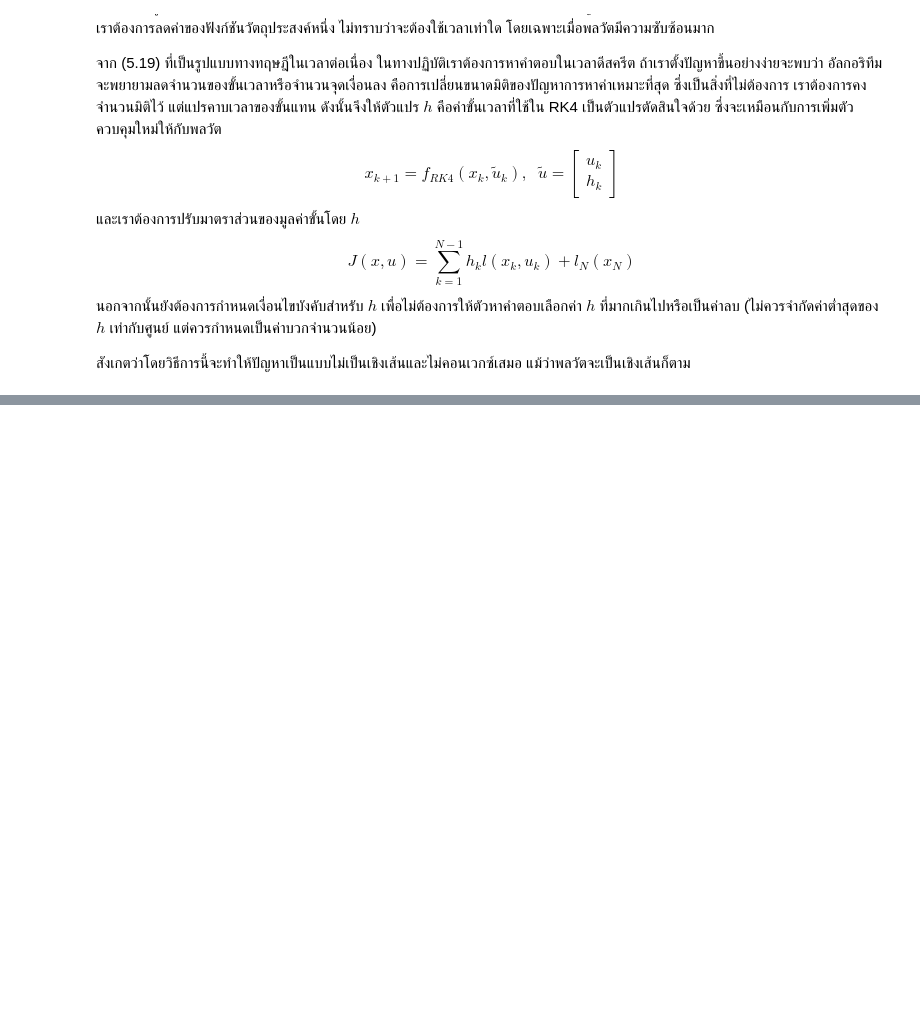
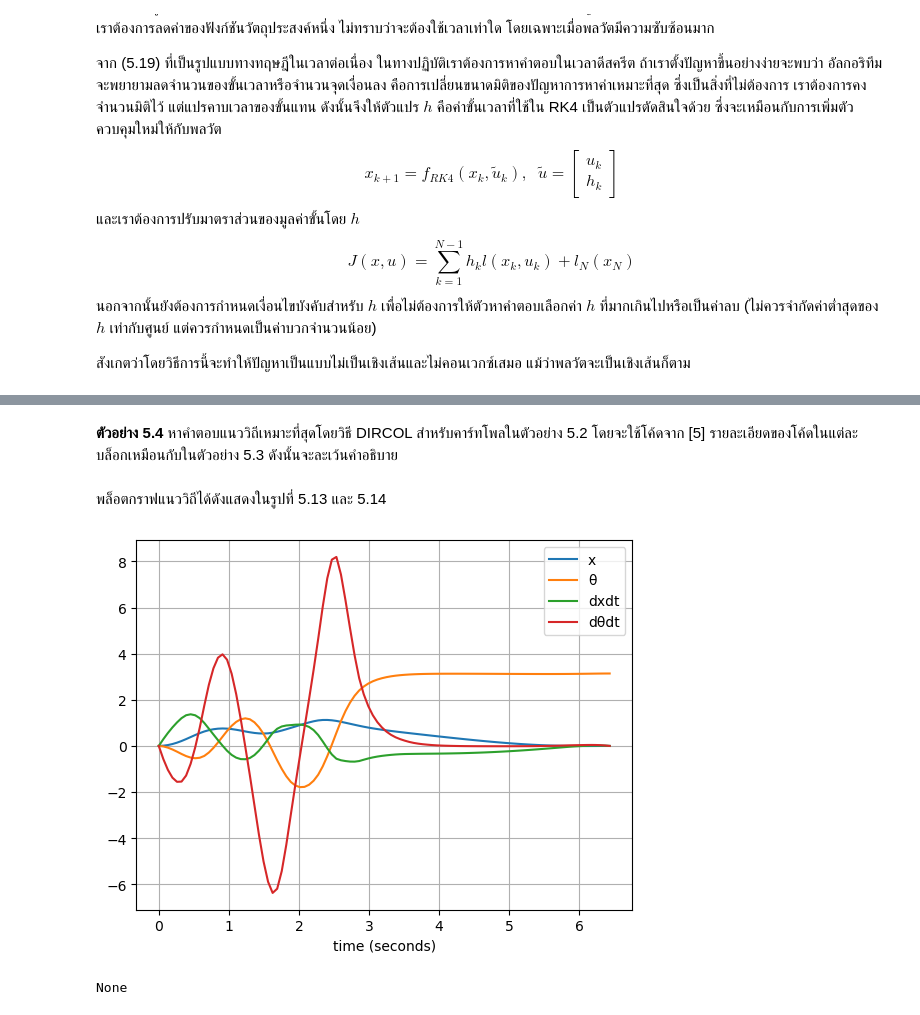
Before and after one commit to dewdotninja/ocrl, a Jupyter notebook: doc/notebooks/chapter5.ipynb, the cells around one changed output, grey strips where cells are left out. Saved outputs shown, nothing was run; the diff lists cells and outputs as text; code cells hidden in the pictures; blank space fills up the shorter version.

```diff
--- a/doc/notebooks/chapter5.ipynb
+++ b/doc/notebooks/chapter5.ipynb
@@ -1574,0 +1747,3 @@ $$
+# %% [markdown]
+**ตัวอย่าง 5.4** หาคำตอบแนววิถีเหมาะที่สุดโดยวิธี DIRCOL สำหรับคาร์ทโพลในตัวอย่าง 5.2 โดยจะใช้โค้ดจาก [5]
+รายละเอียดของโค้ดในแต่ละบล็อกเหมือนกับในตัวอย่าง 5.3 ดังนั้นจะละเว้นคำอธิบาย
@@ -1574,0 +1792,18 @@ $$
+# %% [markdown]
+พล็อตกราฟแนววิถีได้ดังแสดงในรูปที่ 5.13 และ 5.14
+# %%
+u_trajectory = dircol.ReconstructInputTrajectory(result)
+times = np.linspace(u_trajectory.start_time(), u_trajectory.end_time(), 100)
+u_values = u_trajectory.vector_values(times)
+x_trajectory = dircol.ReconstructStateTrajectory(result)
+x_values = x_trajectory.vector_values(times)
+# %%
+plt.figure()
+plt.plot(times, x_values.T, label=["x", "θ", "dxdt", "dθdt"])
+plt.xlabel("time (seconds)")
+plt.legend()
+plt.grid(True)
+display(plt.show())
+# %% [output]
+[figure, added]
+None
```
Also changed, not shown: parts of 32 cells of this notebook.
